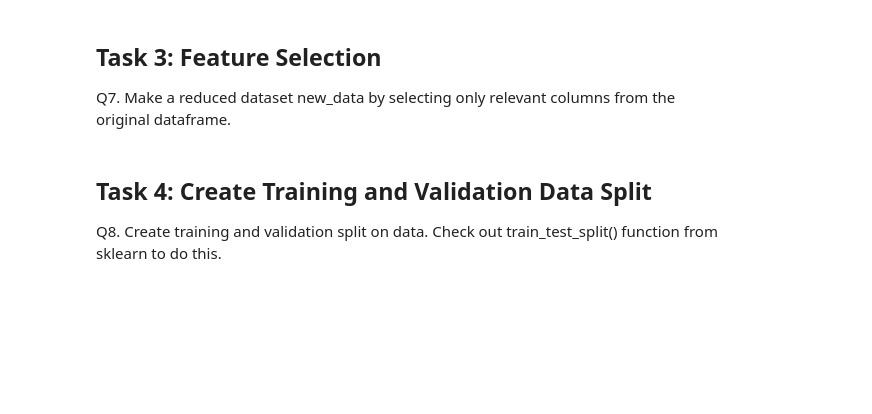
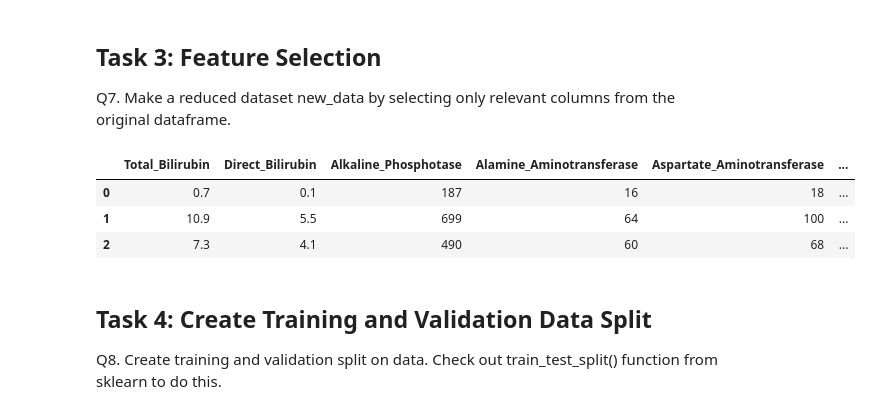
Before and after one commit to yinyyW/comp9417-machine-learning-and-data-mining, a Jupyter notebook: comp9417/week1/.ipynb, the cells around one changed output. Cells and saved outputs as stored; diff of their text form; code cells hidden in the pictures; blank space fills up the shorter version.

```diff
--- a/comp9417/week1/.ipynb
+++ b/comp9417/week1/.ipynb
@@ -194,3 +191,14 @@ new_data.head()
+# %%
+#TODO
+#print(data.dtypes)
+new_data = data.drop(["Total_Protiens", "Age", "Gender"], axis=1)
+
+new_data.head(n=3)
+# %% [output]
+|  | Total_Bilirubin | Direct_Bilirubin | Alkaline_Phosphotase | Alamine_Aminotransferase | Aspartate_Aminotransferase | ... |
+| 0 | 0.7 | 0.1 | 187 | 16 | 18 | ... |
+| 1 | 10.9 | 5.5 | 699 | 64 | 100 | ... |
+| 2 | 7.3 | 4.1 | 490 | 60 | 68 | ... |
 # %% [markdown]
 ## Task 4: Create Training and Validation Data Split
 
```
Also changed, not shown: parts of 15 cells of this notebook, 2 other files.
